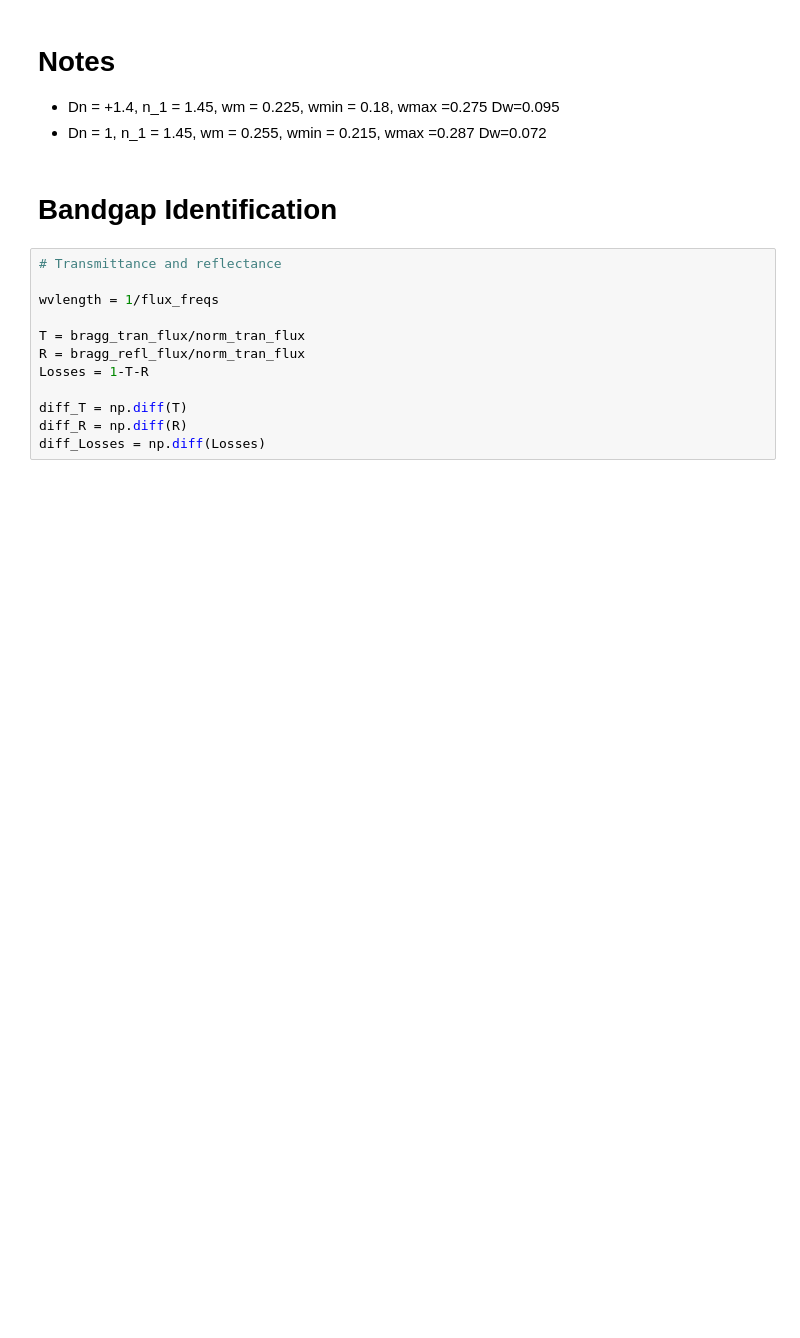
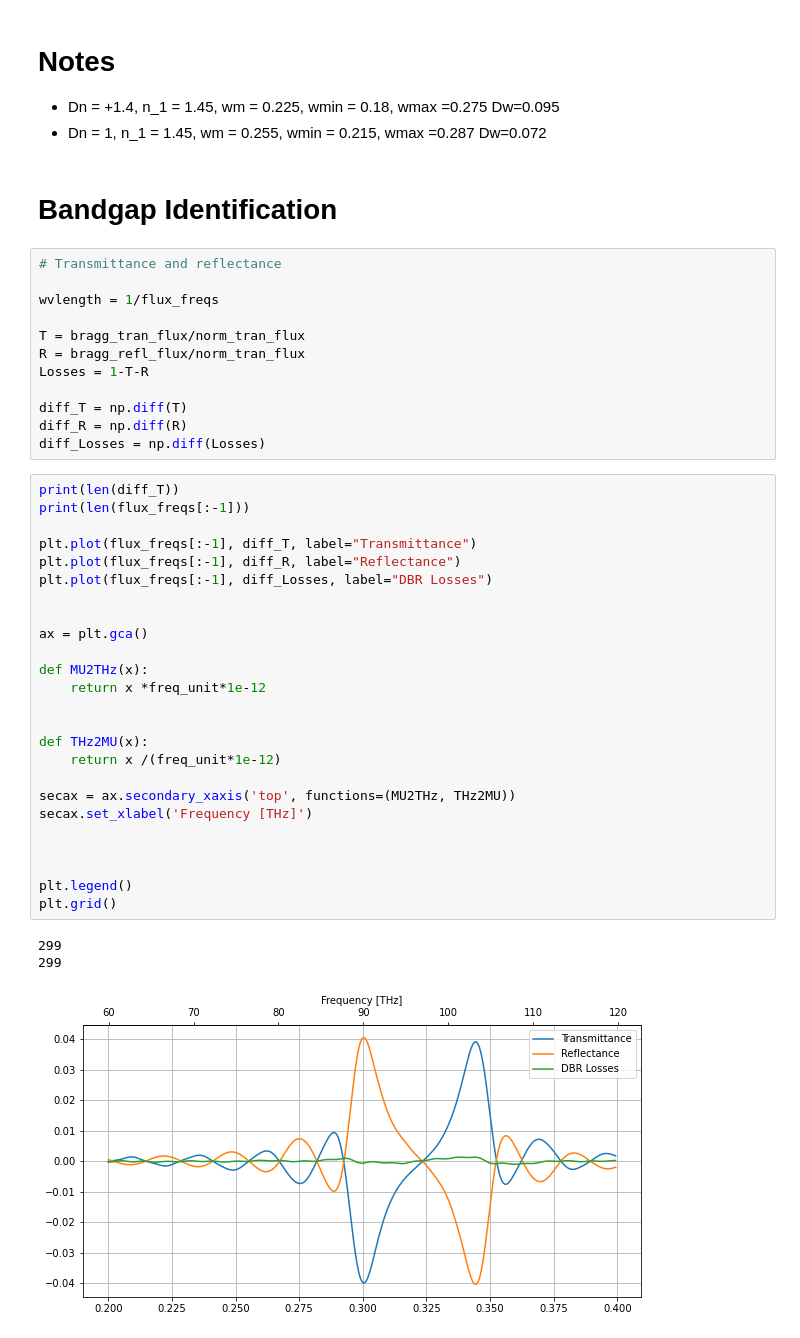
Before and after one commit to leonardocattarin/LabAdvPhotonicsMeep, a Jupyter notebook: Bragg_Reflector/Test_Bragg_Reflector.ipynb, the cells around one changed output. Cells and saved outputs as stored; diff of their text form; blank space fills up the shorter version.

```diff
--- a/Bragg_Reflector/Test_Bragg_Reflector.ipynb
+++ b/Bragg_Reflector/Test_Bragg_Reflector.ipynb
@@ -448,5 +441,34 @@ Losses = 1-T-R
 diff_T = np.diff(T)
 diff_R = np.diff(R)
 diff_Losses = np.diff(Losses)
+# %%
+print(len(diff_T))
+print(len(flux_freqs[:-1]))
+
+plt.plot(flux_freqs[:-1], diff_T, label="Transmittance")
+plt.plot(flux_freqs[:-1], diff_R, label="Reflectance")
+plt.plot(flux_freqs[:-1], diff_Losses, label="DBR Losses")
+
+
+ax = plt.gca()
+
+def MU2THz(x):
+    return x *freq_unit*1e-12
+
+
+def THz2MU(x):
+    return x /(freq_unit*1e-12)
+
+secax = ax.secondary_xaxis('top', functions=(MU2THz, THz2MU))
+secax.set_xlabel('Frequency [THz]')
+
+
+
+plt.legend()
+plt.grid()
+# %% [output]
+299
+299
+[figure, added]
 # %%
 #get maxima of drivative to get lower and upper bound of bandgap
```
Also changed, not shown: parts of 11 cells of this notebook, 3 other files.
